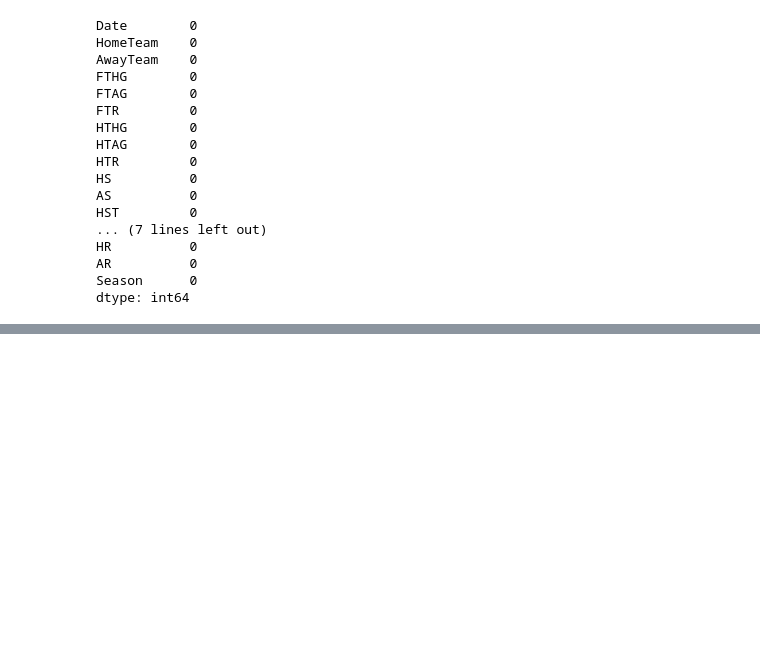
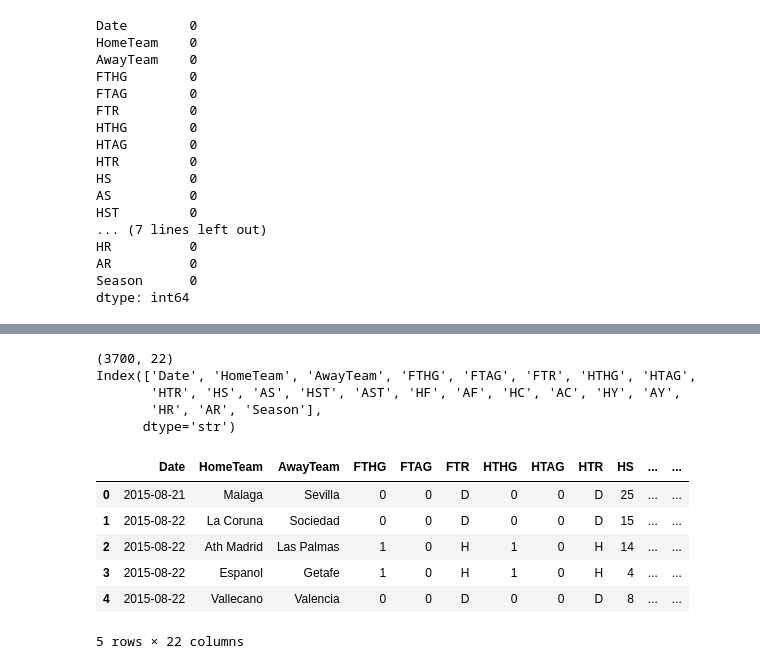
Before and after one commit to kamarrk/CMPT391Project2, a Jupyter notebook: analysis.ipynb, the cells around one changed output, grey strips where cells are left out. Cells and saved outputs as stored; diff of their text form; code cells hidden in the pictures; blank space fills up the shorter version.

```diff
--- a/analysis.ipynb
+++ b/analysis.ipynb
@@ -174,0 +206,17 @@ df_clean.head(50)
+# %%
+print(df_clean.shape)
+print(df_clean.columns)
+df_clean.head()
+# %% [output]
+(3700, 22)
+Index(['Date', 'HomeTeam', 'AwayTeam', 'FTHG', 'FTAG', 'FTR', 'HTHG', 'HTAG',
+       'HTR', 'HS', 'AS', 'HST', 'AST', 'HF', 'AF', 'HC', 'AC', 'HY', 'AY',
+       'HR', 'AR', 'Season'],
+      dtype='str')
+|  | Date | HomeTeam | AwayTeam | FTHG | FTAG | FTR | HTHG | HTAG | HTR | HS | ... | ... |
+| 0 | 2015-08-21 | Malaga | Sevilla | 0 | 0 | D | 0 | 0 | D | 25 | ... | ... |
+| 1 | 2015-08-22 | La Coruna | Sociedad | 0 | 0 | D | 0 | 0 | D | 15 | ... | ... |
+| 2 | 2015-08-22 | Ath Madrid | Las Palmas | 1 | 0 | H | 1 | 0 | H | 14 | ... | ... |
+| 3 | 2015-08-22 | Espanol | Getafe | 1 | 0 | H | 1 | 0 | H | 4 | ... | ... |
+| 4 | 2015-08-22 | Vallecano | Valencia | 0 | 0 | D | 0 | 0 | D | 8 | ... | ... |
+5 rows × 22 columns
```
Also changed, not shown: parts of 14 cells of this notebook.
